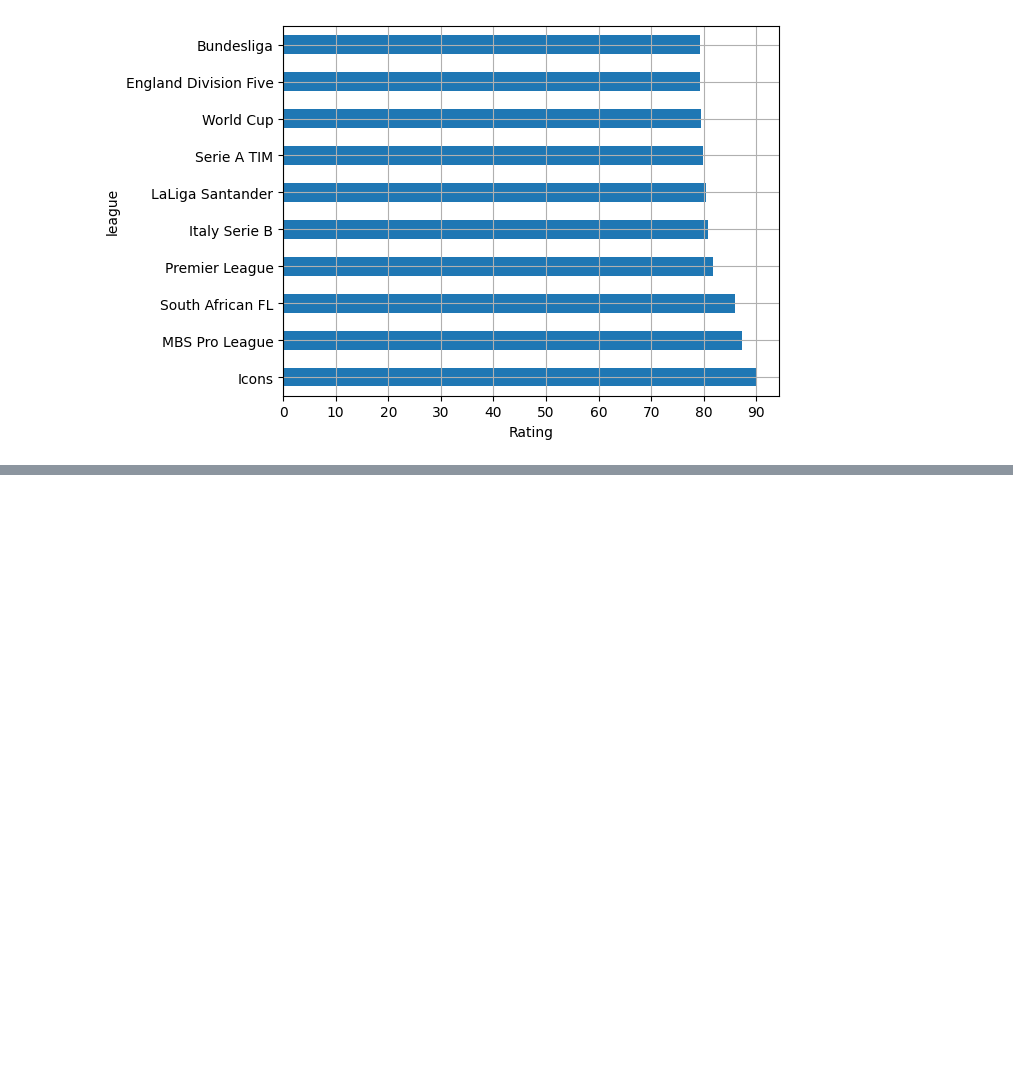
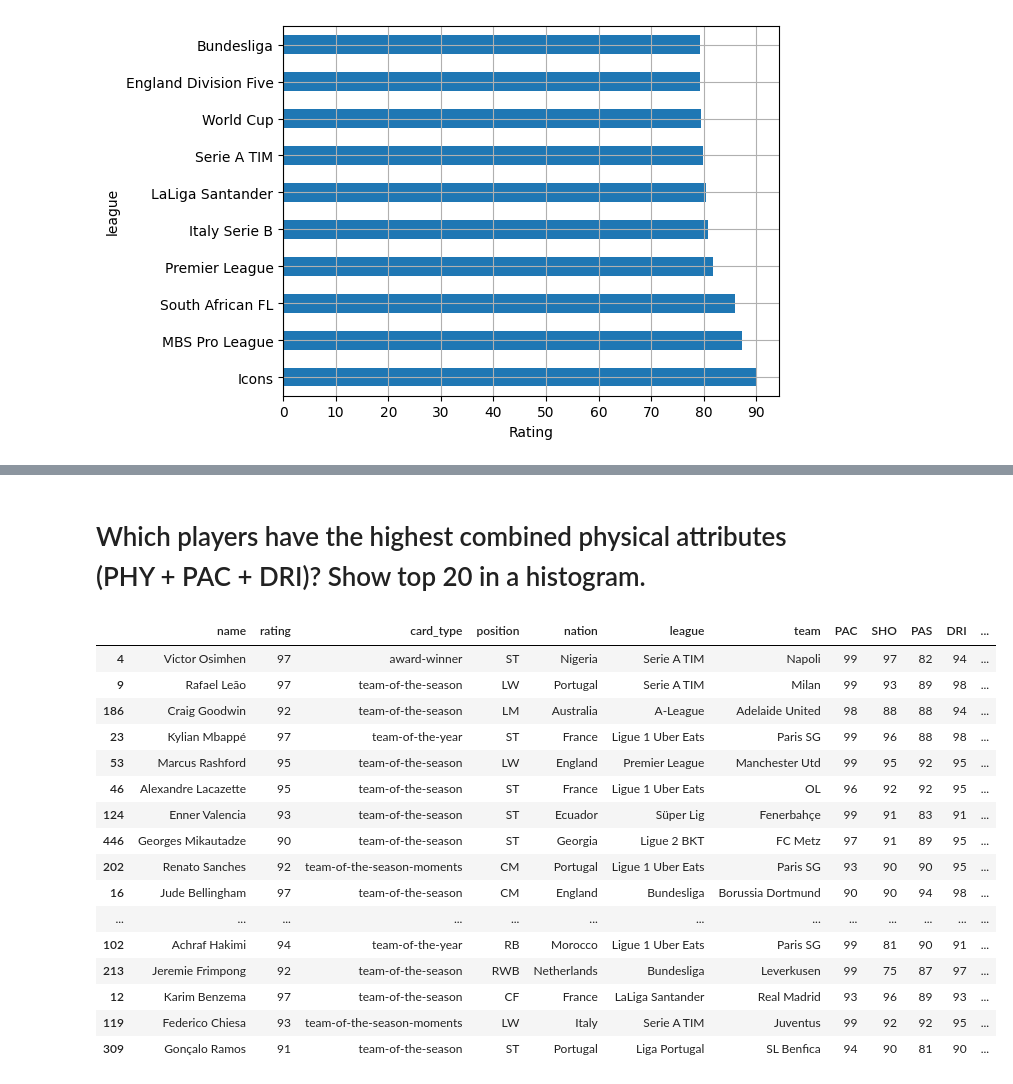
Before and after one commit to AliElneklawy/fifa23_player_cards, a Jupyter notebook: fifa23_player_cards.ipynb, the cells around one changed output, grey strips where cells are left out. Cells and saved outputs as stored; diff of their text form; code cells hidden in the pictures; blank space fills up the shorter version.

```diff
--- a/fifa23_player_cards.ipynb
+++ b/fifa23_player_cards.ipynb
@@ -156,0 +176,24 @@ plt.show()
+# %% [markdown]
+# Which players have the highest combined physical attributes (PHY + PAC + DRI)? Show top 20 in a histogram.
+# %%
+df['combined_attr'] = df['PAC'] + df['PHY'] + df['DRI']
+top20 = df.sort_values(by='combined_attr', ascending=False).drop_duplicates(subset='name')[:21]
+top20
+# %% [output]
+|  | name | rating | card_type | position | nation | league | team | PAC | SHO | PAS | DRI | ... |
+| 4 | Victor Osimhen | 97 | award-winner | ST | Nigeria | Serie A TIM | Napoli | 99 | 97 | 82 | 94 | ... |
+| 9 | Rafael Leão | 97 | team-of-the-season | LW | Portugal | Serie A TIM | Milan | 99 | 93 | 89 | 98 | ... |
+| 186 | Craig Goodwin | 92 | team-of-the-season | LM | Australia | A-League | Adelaide United | 98 | 88 | 88 | 94 | ... |
+| 23 | Kylian Mbappé | 97 | team-of-the-year | ST | France | Ligue 1 Uber Eats | Paris SG | 99 | 96 | 88 | 98 | ... |
+| 53 | Marcus Rashford | 95 | team-of-the-season | LW | England | Premier League | Manchester Utd | 99 | 95 | 92 | 95 | ... |
+| 46 | Alexandre Lacazette | 95 | team-of-the-season | ST | France | Ligue 1 Uber Eats | OL | 96 | 92 | 92 | 95 | ... |
+| 124 | Enner Valencia | 93 | team-of-the-season | ST | Ecuador | Süper Lig | Fenerbahçe | 99 | 91 | 83 | 91 | ... |
+| 446 | Georges Mikautadze | 90 | team-of-the-season | ST | Georgia | Ligue 2 BKT | FC Metz | 97 | 91 | 89 | 95 | ... |
+| 202 | Renato Sanches | 92 | team-of-the-season-moments | CM | Portugal | Ligue 1 Uber Eats | Paris SG | 93 | 90 | 90 | 95 | ... |
+| 16 | Jude Bellingham | 97 | team-of-the-season | CM | England | Bundesliga | Borussia Dortmund | 90 | 90 | 94 | 98 | ... |
+| ... | ... | ... | ... | ... | ... | ... | ... | ... | ... | ... | ... | ... |
+| 102 | Achraf Hakimi | 94 | team-of-the-year | RB | Morocco | Ligue 1 Uber Eats | Paris SG | 99 | 81 | 90 | 91 | ... |
+| 213 | Jeremie Frimpong | 92 | team-of-the-season | RWB | Netherlands | Bundesliga | Leverkusen | 99 | 75 | 87 | 97 | ... |
+| 12 | Karim Benzema | 97 | team-of-the-season | CF | France | LaLiga Santander | Real Madrid | 93 | 96 | 89 | 93 | ... |
+| 119 | Federico Chiesa | 93 | team-of-the-season-moments | LW | Italy | Serie A TIM | Juventus | 99 | 92 | 92 | 95 | ... |
+| 309 | Gonçalo Ramos | 91 | team-of-the-season | ST | Portugal | Liga Portugal | SL Benfica | 94 | 90 | 81 | 90 | ... |
```
Also changed, not shown: parts of 12 cells of this notebook.
